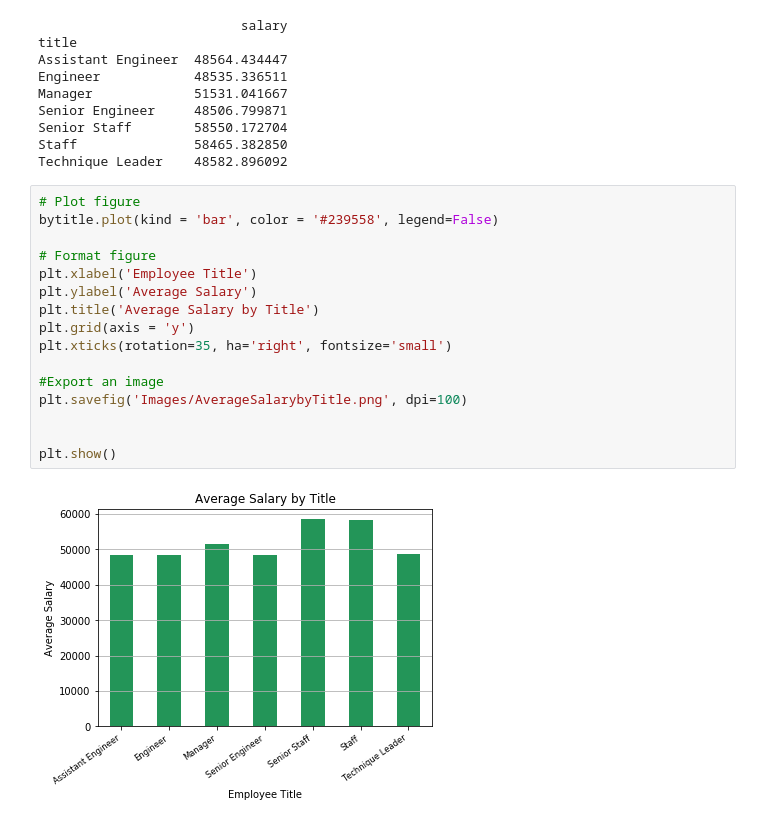
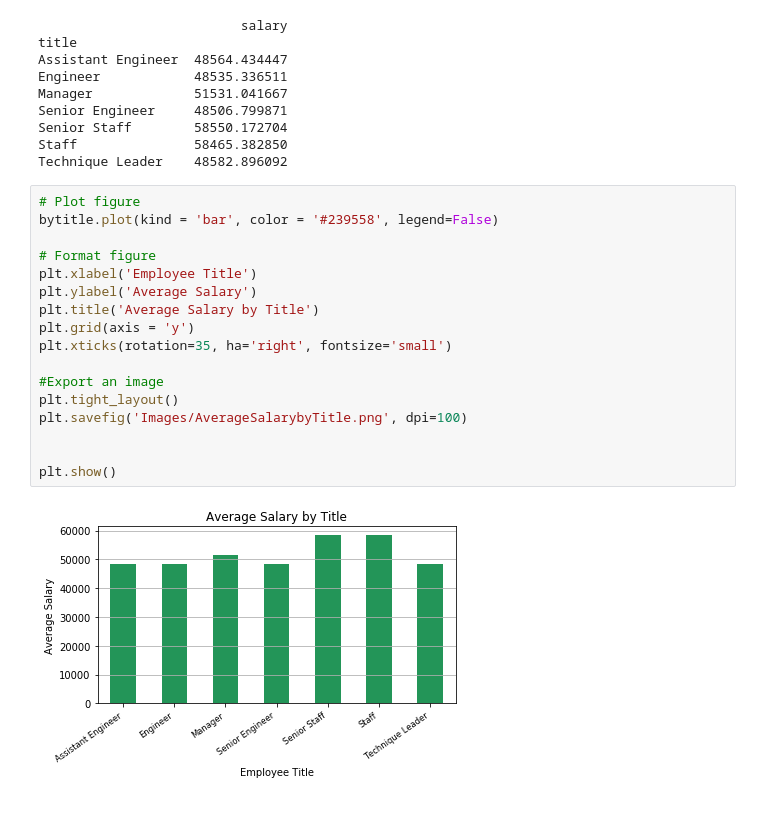
Before and after one commit to KristaJoy/sql-challenge, a Jupyter notebook: sql-analysis.ipynb, the cells around one changed output. Saved outputs shown, nothing was run; the diff lists cells and outputs as text.

```diff
--- a/sql-analysis.ipynb
+++ b/sql-analysis.ipynb
@@ -113,18 +114,19 @@ Technique Leader    48582.896092
 # %%
 # Plot figure
 bytitle.plot(kind = 'bar', color = '#239558', legend=False)
 
 # Format figure
 plt.xlabel('Employee Title')
 plt.ylabel('Average Salary')
 plt.title('Average Salary by Title')
 plt.grid(axis = 'y')
 plt.xticks(rotation=35, ha='right', fontsize='small')
 
 #Export an image
+plt.tight_layout()
 plt.savefig('Images/AverageSalarybyTitle.png', dpi=100)
 
 
 plt.show()
 # %% [output]
-[figure, old version]
+[figure, new version]
```
Also changed, not shown: parts of 1 cell of this notebook.
